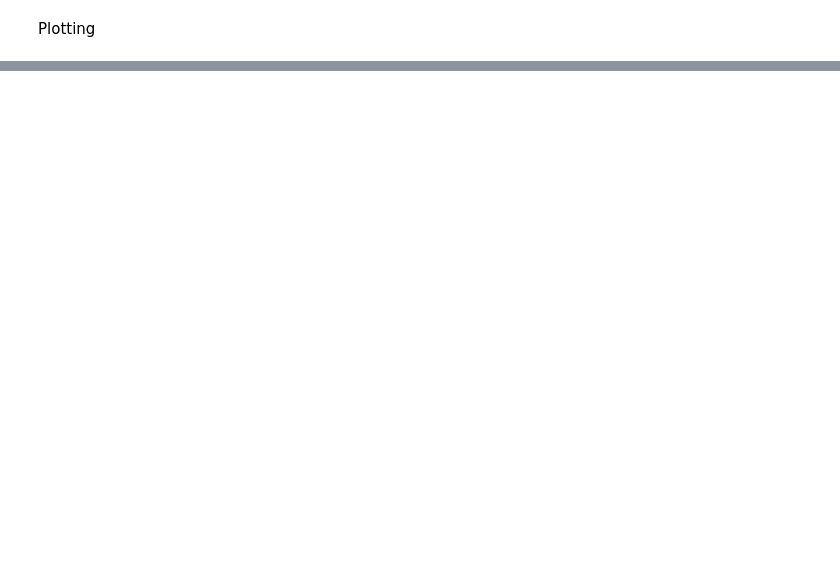
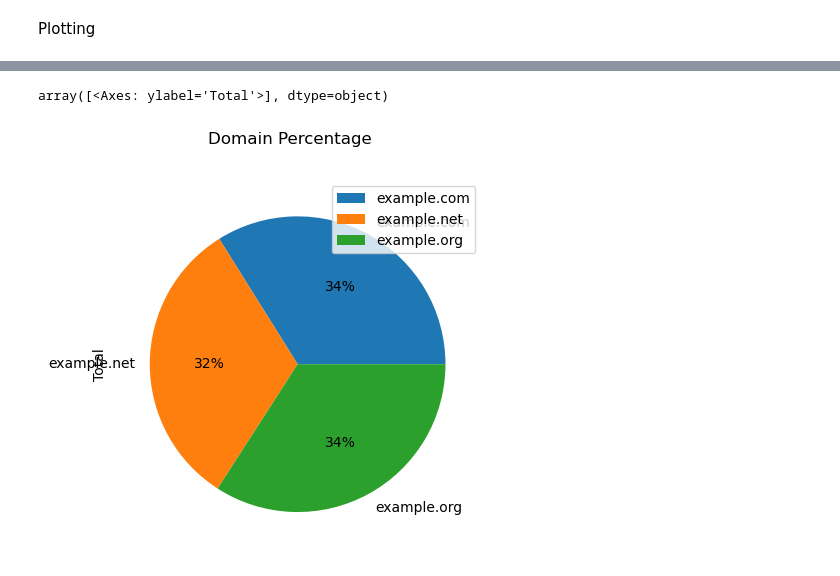
Before and after one commit to PCM11/PFDA---Assignments, a Jupyter notebook: assignment03-pie.ipynb, the cells around one changed output, grey strips where cells are left out. Drawn from its saved outputs; the diff is of its cells as text; code cells hidden in the pictures; blank space fills up the shorter version.

```diff
--- a/assignment03-pie.ipynb
+++ b/assignment03-pie.ipynb
@@ -38,0 +53,5 @@ Plotting
+# %%
+data.groupby(['Domain']).sum().plot(kind='pie', autopct='%1.0f%%', title='Domain Percentage', subplots=True)
+# %% [output]
+array([<Axes: ylabel='Total'>], dtype=object)
+[figure, added]
```
Also changed, not shown: parts of 5 cells of this notebook, 1 other file.
